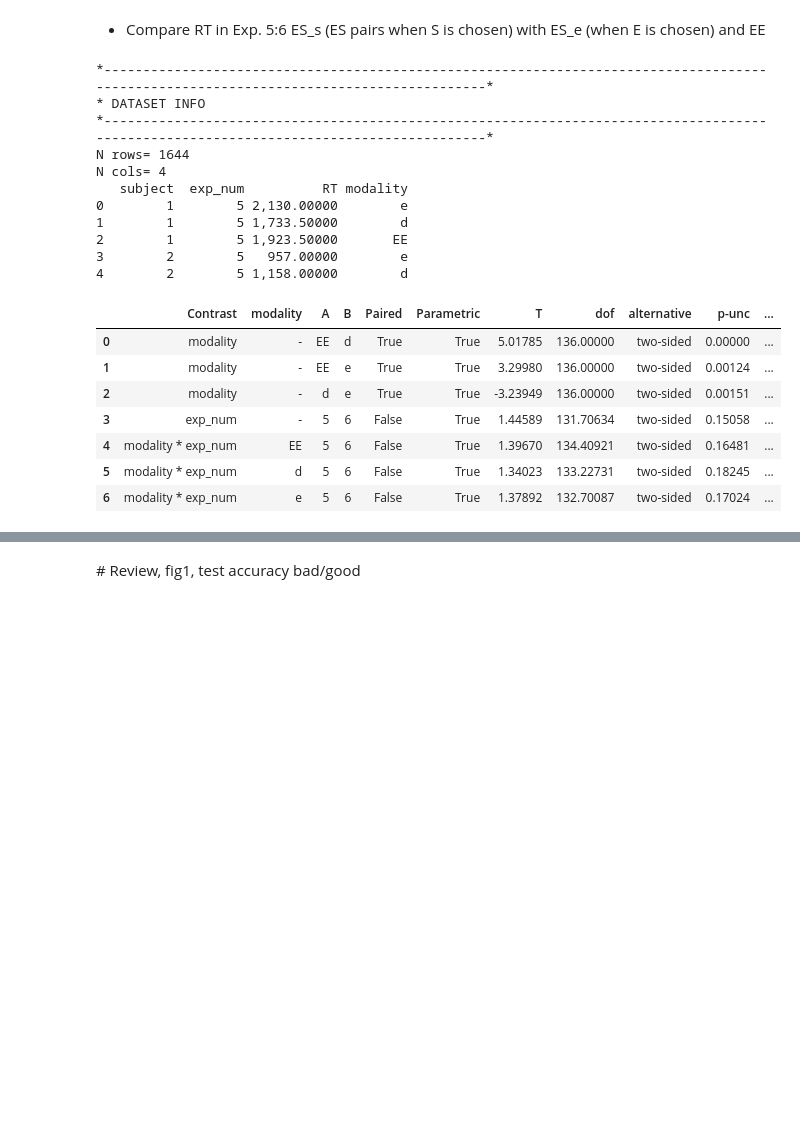
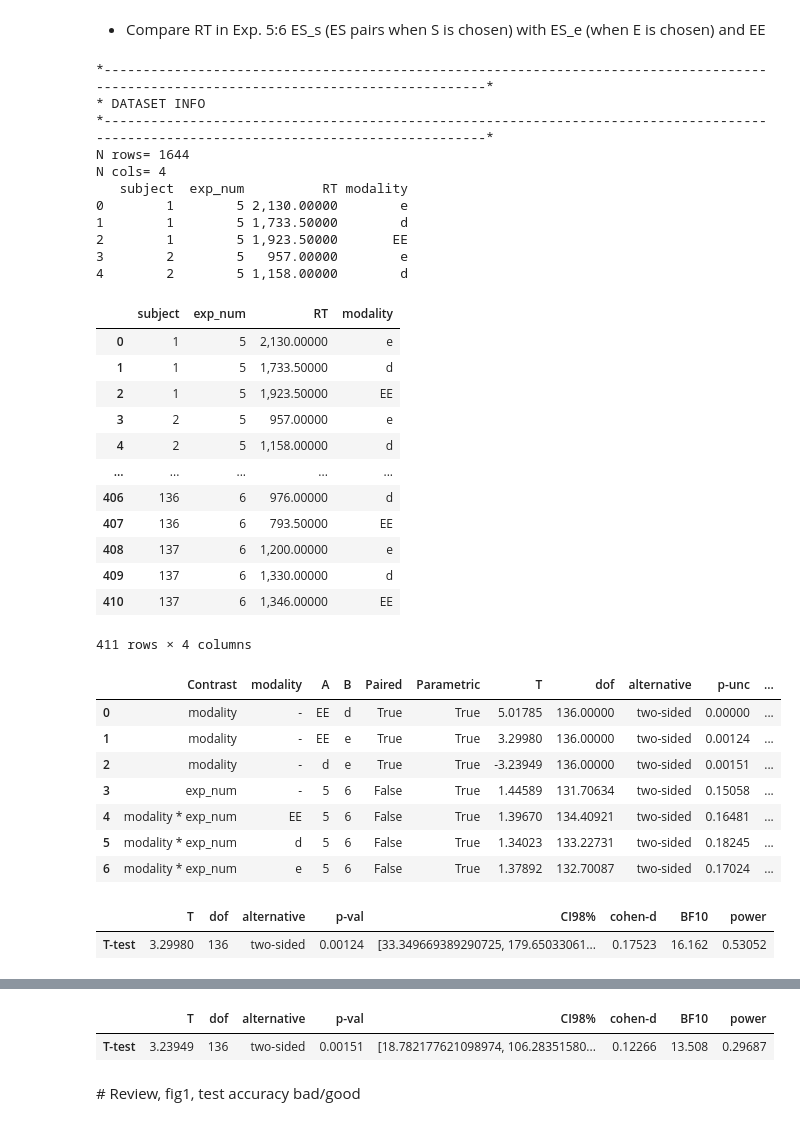
Before and after one commit to bsgarcia/RandCFollowUp, a Jupyter notebook: python/stats.ipynb, the cells around one changed output, grey strips where cells are left out. Drawn from its saved outputs; the diff is of its cells as text; code cells hidden in the pictures; blank space fills up the shorter version.

```diff
--- a/python/stats.ipynb
+++ b/python/stats.ipynb
@@ -557,0 +536,12 @@ N cols= 4
+# %%
+filename = 'Fig4CD'
+df = read_csv(filename)
+df
+pg.pairwise_tests(data=df, dv='score', subject='subject', between='exp_num', within='modality', padjust='bonf', within_first=False, effsize='cohen')
+pg.pairwise_tests(data=df, dv='score', subject='subject', between='exp_num', within='modality', padjust='bonf', within_first=True, effsize='cohen')
+
+opp_exp = {6: 7, 7: 6}
+for exp_num in (7, 6):
+    for m1, m2 in (('EE', 'ED'), ('EE', 'EE'), ('ED', 'ED') ):
+        pg.ttest(df[(df.exp_num==exp_num) & (df.modality==m1)].score, df[(df.exp_num==exp_num) & (df.modality==m2)].score, paired=True, confidence=.975)
+        pg.ttest(df[(df.exp_num==opp_exp[exp_num]) & (df.modality==m1)].score, df[(df.exp_num==exp_num) & (df.modality==m2)].score, paired=True, confidence=.975)
@@ -562,6 +602,9 @@ filename = 'Fig4E'
 df = read_csv(filename)
 
 pg.pairwise_tests(data=df, dv='slope', subject='subject', within='modality', padjust='bonf', within_first=True, effsize='cohen')
+for exp_num in (5, 6.1, 6.2):
+    for m1, m2 in (('EE', 'ES'), ):
+        pg.ttest(df[(df.exp_num==exp_num) & (df.modality==m1)].slope, df[(df.exp_num==exp_num) & (df.modality==m2)].slope, paired=True, confidence=.975)
 # %% [output]
 *---------------------------------------------------------------------------------------------------------------------------------------*
 * DATASET INFO
@@ -583,24 +626,42 @@ N cols= 4
 # %%
 filename = 'Fig5BC'
 df = read_csv(filename)
+df
 pg.pairwise_tests(data=df, dv='RT', subject='subject', between='exp_num', within='modality', padjust='bonf', within_first=True, effsize='cohen')
+for m1, m2 in (('EE', 'e'), ('EE', 'd'), ('e', 'd')):
+    pg.ttest(df[(df.modality==m1)].RT, df[df.modality==m2].RT, paired=True, confidence=.975)
 # %% [output]
 *---------------------------------------------------------------------------------------------------------------------------------------*
 * DATASET INFO
 *---------------------------------------------------------------------------------------------------------------------------------------*
 N rows= 1644
 N cols= 4
    subject  exp_num          RT modality
 0        1        5 2,130.00000        e
 1        1        5 1,733.50000        d
 2        1        5 1,923.50000       EE
 3        2        5   957.00000        e
 4        2        5 1,158.00000        d
-|  | Contrast | modality | A | B | Paired | Parametric | T | dof | alternative | p-unc | ... |
-| 0 | modality | - | EE | d | True | True | 5.01785 | 136.00000 | two-sided | 0.00000 | ... |
-| 1 | modality | - | EE | e | True | True | 3.29980 | 136.00000 | two-sided | 0.00124 | ... |
-| 2 | modality | - | d | e | True | True | -3.23949 | 136.00000 | two-sided | 0.00151 | ... |
-| 3 | exp_num | - | 5 | 6 | False | True | 1.44589 | 131.70634 | two-sided | 0.15058 | ... |
-| 4 | modality * exp_num | EE | 5 | 6 | False | True | 1.39670 | 134.40921 | two-sided | 0.16481 | ... |
-| 5 | modality * exp_num | d | 5 | 6 | False | True | 1.34023 | 133.22731 | two-sided | 0.18245 | ... |
-| 6 | modality * exp_num | e | 5 | 6 | False | True | 1.37892 | 132.70087 | two-sided | 0.17024 | ... |
+|  | subject | exp_num | RT | modality |
+| 0 | 1 | 5 | 2,130.00000 | e |
+| 1 | 1 | 5 | 1,733.50000 | d |
+| 2 | 1 | 5 | 1,923.50000 | EE |
+| 3 | 2 | 5 | 957.00000 | e |
+| 4 | 2 | 5 | 1,158.00000 | d |
+| ... | ... | ... | ... | ... |
+| 406 | 136 | 6 | 976.00000 | d |
+| 407 | 136 | 6 | 793.50000 | EE |
+| 408 | 137 | 6 | 1,200.00000 | e |
+| 409 | 137 | 6 | 1,330.00000 | d |
+| 410 | 137 | 6 | 1,346.00000 | EE |
+411 rows × 4 columns
+|  | Contrast | modality | A | B | Paired | Parametric | T | dof | alternative | p-unc | ... |
+| 0 | modality | - | EE | d | True | True | 5.01785 | 136.00000 | two-sided | 0.00000 | ... |
+| 1 | modality | - | EE | e | True | True | 3.29980 | 136.00000 | two-sided | 0.00124 | ... |
+| 2 | modality | - | d | e | True | True | -3.23949 | 136.00000 | two-sided | 0.00151 | ... |
+| 3 | exp_num | - | 5 | 6 | False | True | 1.44589 | 131.70634 | two-sided | 0.15058 | ... |
+| 4 | modality * exp_num | EE | 5 | 6 | False | True | 1.39670 | 134.40921 | two-sided | 0.16481 | ... |
+| 5 | modality * exp_num | d | 5 | 6 | False | True | 1.34023 | 133.22731 | two-sided | 0.18245 | ... |
+| 6 | modality * exp_num | e | 5 | 6 | False | True | 1.37892 | 132.70087 | two-sided | 0.17024 | ... |
+|  | T | dof | alternative | p-val | CI98% | cohen-d | BF10 | power |
+| T-test | 3.29980 | 136 | two-sided | 0.00124 | [33.349669389290725, 179.65033061... | 0.17523 | 16.162 | 0.53052 |
@@ -607,3 +670,5 @@ N cols= 4
+|  | T | dof | alternative | p-val | CI98% | cohen-d | BF10 | power |
+| T-test | 3.23949 | 136 | two-sided | 0.00151 | [18.782177621098974, 106.28351580... | 0.12266 | 13.508 | 0.29687 |
 # %% [markdown]
 # Review, fig1, test accuracy bad/good
 # %%
```
Also changed, not shown: parts of 5 cells of this notebook, 2 other files.
